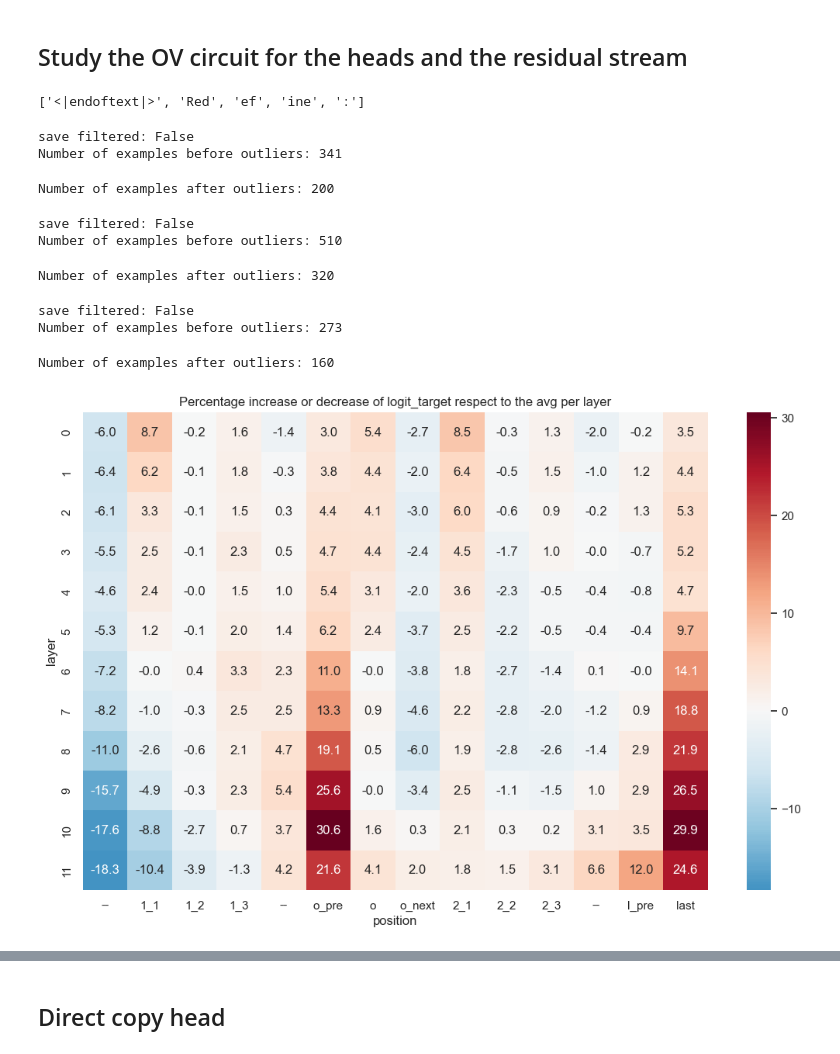
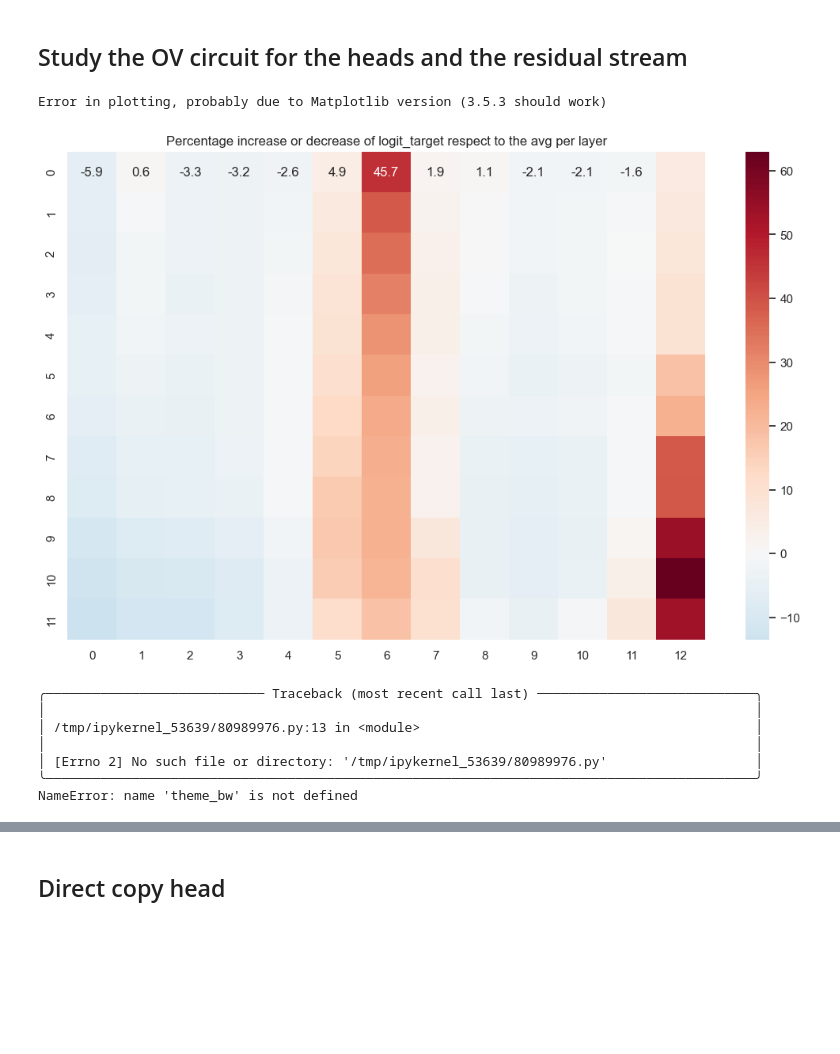
Before and after one commit to francescortu/comp-mech, a Jupyter notebook: notebooks/smalldataset_clean.ipynb, the cells around one changed output, grey strips where cells are left out. Cells and saved outputs as stored; diff of their text form; code cells hidden in the pictures; blank space fills up the shorter version.

```diff
--- a/notebooks/smalldataset_clean.ipynb
+++ b/notebooks/smalldataset_clean.ipynb
@@ -17,9 +17,11 @@ torch.set_grad_enabled(False)
 model = WrapHookedTransformer.from_pretrained("gpt2", device="cuda", refactor_factored_attn_matrices=True)
 
 
-dataset = MyDataset("../data/full_data.json", model, slice=1000)
+# dataset = TlensDataset("../data/full_data_sampled_gpt2.json", model, slice=100)
+
+# dataset = MyDataset("../data/counterfact_small_15_final.json", model)
 # dataset = MyDataset("../data/full_data.json", model.tokenizer, slice=1000)
 print(dataset.get_lengths())
-ablate_multi = AblateMultiLen(dataset, model, 40)
+# ablate_multi = AblateMultiLen(dataset, model, 40)
 # %% [output]
 Using pad_token, but it is not set yet.
@@ -221,25 +484,36 @@ plot_heatmaps(examples_mem.mean(-1), examples_mem.std(-1), "Average logit differ
 # %% [markdown]
 ## Study the OV circuit for the heads and the residual stream
-# %%
-model.to_str_tokens("Redefine:")
-# %% [output]
-['<|endoftext|>', 'Red', 'ef', 'ine', ':']
-# %%
-dataset = ablate_multi.ablate.dataset
 # %%
-ovcircuit = OVCircuit(model, dataset_, 40, filter_outliers=True)
+ovcircuit = OVCircuit(model, dataset, 40, filter_outliers=False)
 # %%
-score = ovcircuit.residual_stram_track_target_all_len( target="mem" , plot=True)
+score = ovcircuit.residual_stram_track_target_all_len( target="copy" , plot=True)
+torch.save(score, "../results/gpt2_residual_stream_mem.json")
 # %% [output]
-save filtered: False
-Number of examples before outliers: 341
+Error in plotting, probably due to Matplotlib version (3.5.3 should work)
-Number of examples after outliers: 200
-save filtered: False
-Number of examples before outliers: 510
-Number of examples after outliers: 320
-save filtered: False
-Number of examples before outliers: 273
-Number of examples after outliers: 160
-[figure, old version]
+[figure, new version]
+# %%
+from plotnine import ggplot, aes, geom_point, geom_tile, theme_minimal, labs,scale_fill_gradientn, scales
+# from plotnine.scales import scale_fill_gradientn2
+# from score tesnor to dataframe
+import pandas as pd
+scoredf = pd.DataFrame(score)
+scoredf = scoredf.reset_index().melt(id_vars=['index'], var_name='column', value_name='value')
+#save
+scoredf.to_csv("../results/plot_data/gpt2_residual_stream_copy.csv")
+(ggplot(scoredf, aes(x='column', y='index', fill='value')) +
+ geom_point(shape="o", stroke=0, size=9)+
+#  geom_tile() +  # This creates the heatmap tiles
+ scales.scale_fill_gradientn(colors=["#FF0000","#FFFFFF", "#000FFF"]) +  # Gradient color scale
+ theme_bw() +  # Minimal theme
+ labs(x='Postion', y='Layers', fill='Value')  # Labels
+)
+# %% [output]
+╭──────────────────────────── Traceback (most recent call last) ────────────────────────────╮
+│                                                                                           │
+│ /tmp/ipykernel_53639/80989976.py:13 in <module>                                           │
+│                                                                                           │
+│ [Errno 2] No such file or directory: '/tmp/ipykernel_53639/80989976.py'                   │
+╰───────────────────────────────────────────────────────────────────────────────────────────╯
+NameError: name 'theme_bw' is not defined
 # %%
 score = ovcircuit.residual_stram_track_target_all_len(target="copy" , plot=True)
```
Also changed, not shown: parts of 110 cells of this notebook, 4 other files.
